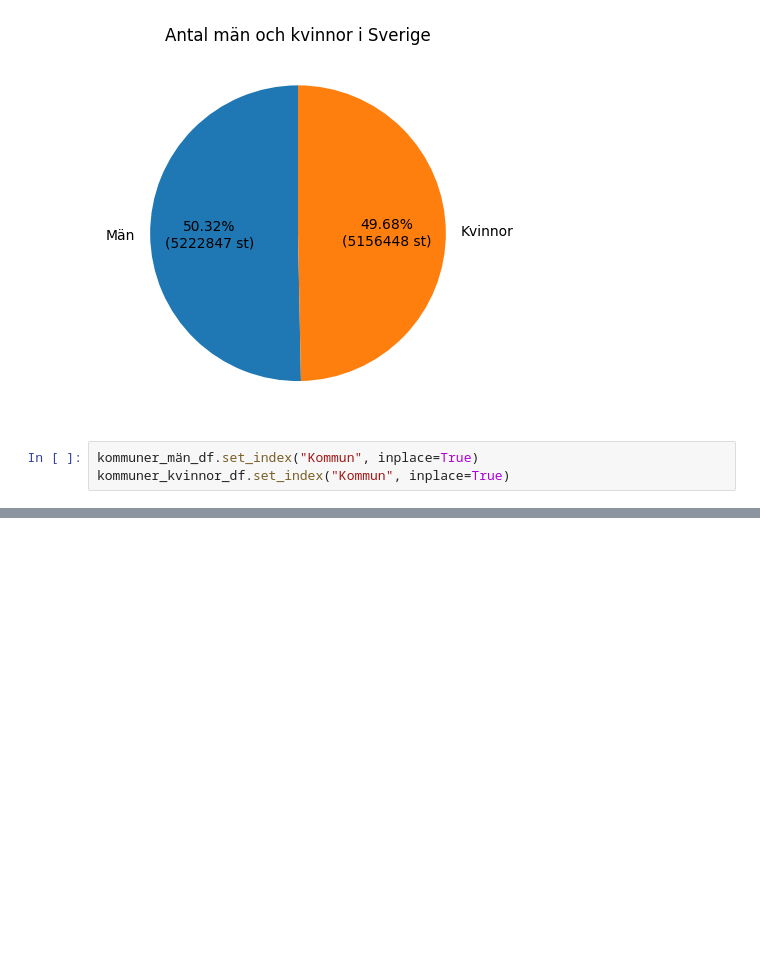
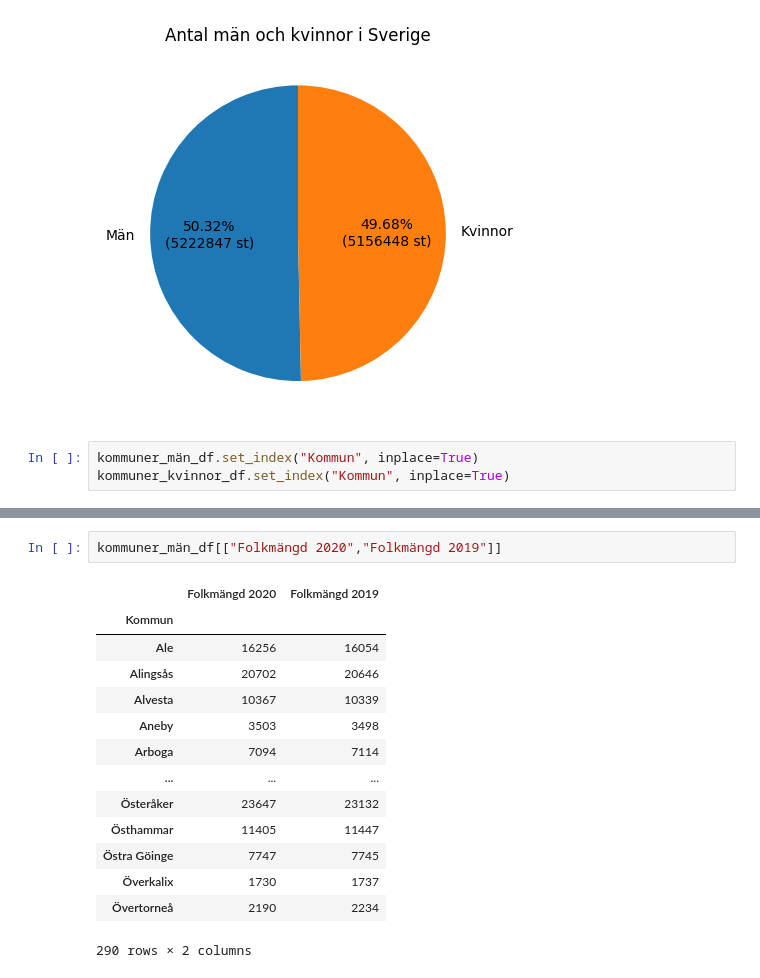
Before and after one commit to SVMino53/aiM24_Databehandling, a Jupyter notebook: Vecka 1/E1_pandas_basic_syntax.ipynb, the cells around one changed output, grey strips where cells are left out. Cells and saved outputs as stored; diff of their text form; blank space fills up the shorter version.

```diff
--- a/Vecka 1/E1_pandas_basic_syntax.ipynb
+++ b/Vecka 1/E1_pandas_basic_syntax.ipynb
@@ -669,3 +669,20 @@ ax.bar_label(ax.containers[0], color="white", label_type="center", fmt=lambda x:
 plt.show()
 # %% [output]
 [figure]
+# %%
+kommuner_män_df[["Folkmängd 2020","Folkmängd 2019"]]
+# %% [output]
+|  | Folkmängd 2020 | Folkmängd 2019 |
+| Kommun |  |  |
+| Ale | 16256 | 16054 |
+| Alingsås | 20702 | 20646 |
+| Alvesta | 10367 | 10339 |
+| Aneby | 3503 | 3498 |
+| Arboga | 7094 | 7114 |
+| ... | ... | ... |
+| Österåker | 23647 | 23132 |
+| Östhammar | 11405 | 11447 |
+| Östra Göinge | 7747 | 7745 |
+| Överkalix | 1730 | 1737 |
+| Övertorneå | 2190 | 2234 |
+290 rows × 2 columns
```
Also changed, not shown: parts of 5 cells of this notebook, 1 other file.
